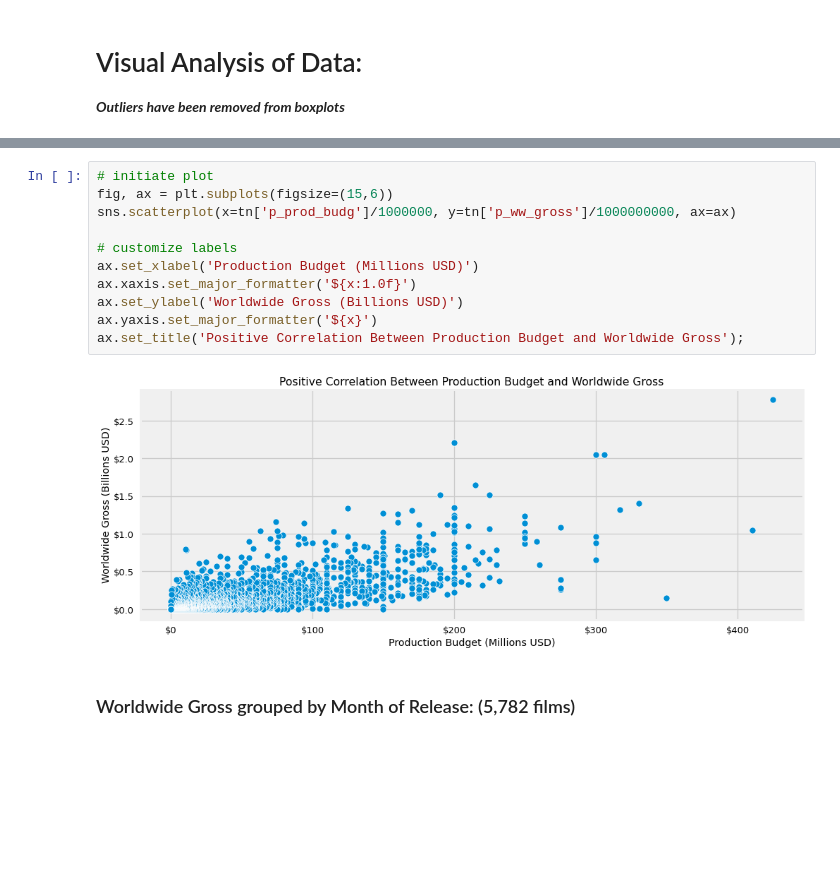
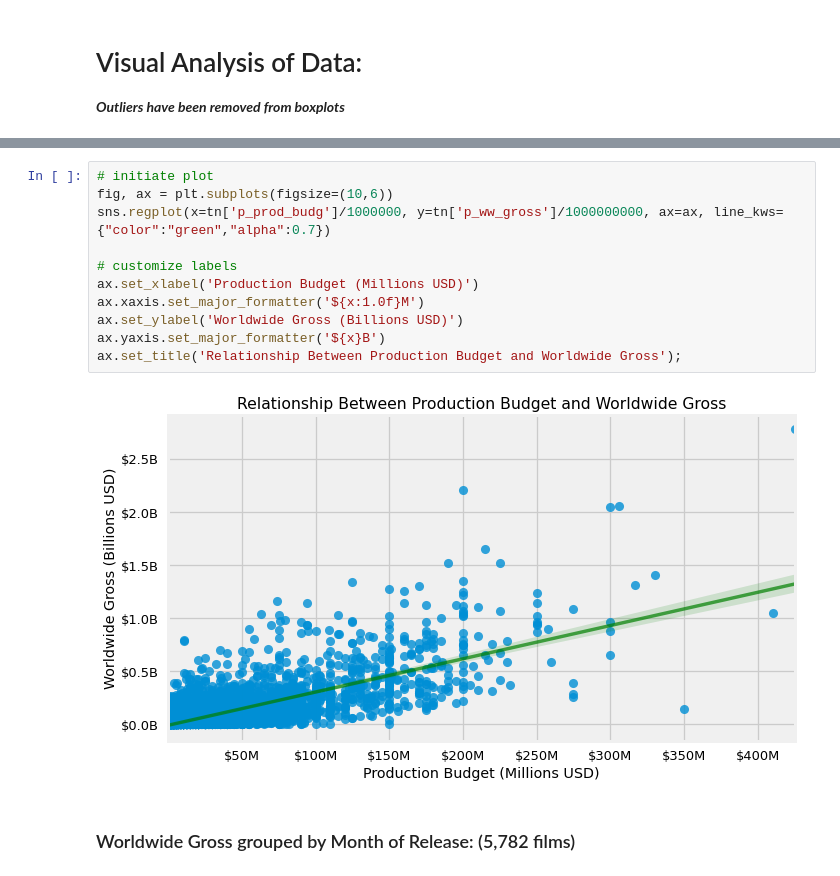
Before and after one commit to AgathaZareth/dsc-phase-1-project-v2-4, a Jupyter notebook: student.ipynb, the cells around one changed output, grey strips where cells are left out. Drawn from its saved outputs; the diff is of its cells as text; blank space fills up the shorter version.

```diff
--- a/student.ipynb
+++ b/student.ipynb
@@ -373,16 +502,16 @@ __*Outliers have been removed from boxplots*__
 # %%
 # initiate plot
-fig, ax = plt.subplots(figsize=(15,6))
-sns.scatterplot(x=tn['p_prod_budg']/1000000, y=tn['p_ww_gross']/1000000000, ax=ax)
+fig, ax = plt.subplots(figsize=(10,6))
+sns.regplot(x=tn['p_prod_budg']/1000000, y=tn['p_ww_gross']/1000000000, ax=ax, line_kws={"color":"green","alpha":0.7})
 
 # customize labels
 ax.set_xlabel('Production Budget (Millions USD)')
-ax.xaxis.set_major_formatter('${x:1.0f}')
+ax.xaxis.set_major_formatter('${x:1.0f}M')
 ax.set_ylabel('Worldwide Gross (Billions USD)')
-ax.yaxis.set_major_formatter('${x}')
-ax.set_title('Positive Correlation Between Production Budget and Worldwide Gross');
+ax.yaxis.set_major_formatter('${x}B')
+ax.set_title('Relationship Between Production Budget and Worldwide Gross');
 # %% [output]
-[figure, old version]
+[figure, new version]
 # %% [markdown]
 ### Worldwide Gross grouped by Month of Release: (5,782 films)
 # %%
```
Also changed, not shown: parts of 62 cells of this notebook, 8 other files.
